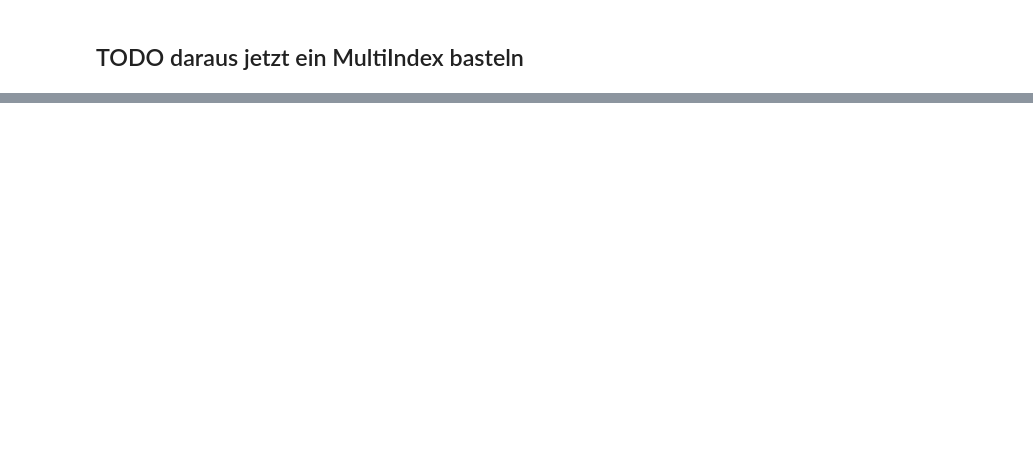
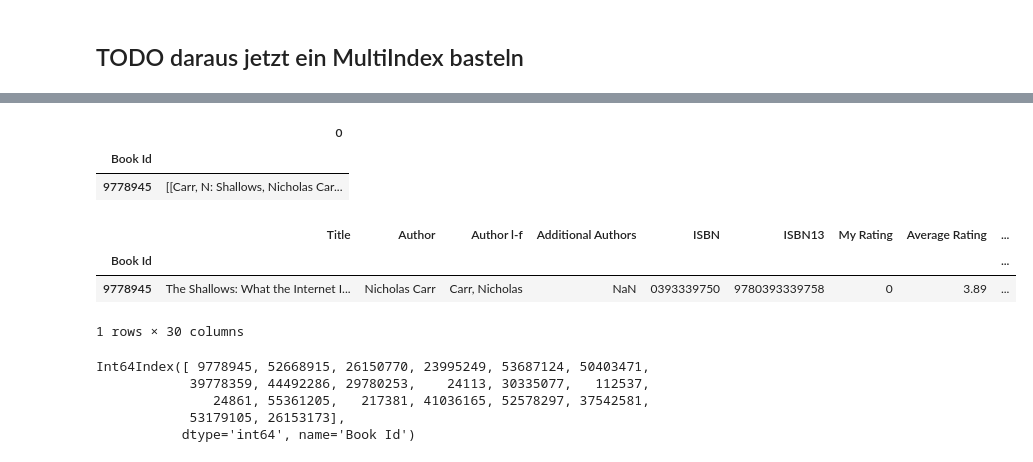
Before and after one commit to simon376/goodreads_booklooker, a Jupyter notebook: goodreads_booklooker.ipynb, the cells around one changed output, grey strips where cells are left out. Saved outputs shown, nothing was run; the diff lists cells and outputs as text; code cells hidden in the pictures; blank space fills up the shorter version.

```diff
--- a/goodreads_booklooker.ipynb
+++ b/goodreads_booklooker.ipynb
@@ -227,0 +342,13 @@ dtype: object
+# %%
+sales_df.head(1)
+# %% [output]
+|  | 0 |
+| Book Id |  |
+| 9778945 | [[Carr, N: Shallows, Nicholas Car... |
+# %%
+my_df.head(1)
+# %% [output]
+|  | Title | Author | Author l-f | Additional Authors | ISBN | ISBN13 | My Rating | Average Rating | ... |
+| Book Id |  |  |  |  |  |  |  |  | ... |
+| 9778945 | The Shallows: What the Internet I... | Nicholas Carr | Carr, Nicholas | NaN | 0393339750 | 9780393339758 | 0 | 3.89 | ... |
+1 rows × 30 columns
@@ -227,0 +357,9 @@ dtype: object
+# %%
+ids = my_df.index
+ids
+# %% [output]
+Int64Index([ 9778945, 52668915, 26150770, 23995249, 53687124, 50403471,
+            39778359, 44492286, 29780253,    24113, 30335077,   112537,
+               24861, 55361205,   217381, 41036165, 52578297, 37542581,
+            53179105, 26153173],
+           dtype='int64', name='Book Id')
```
Also changed, not shown: parts of 39 cells of this notebook, 1 other file.
